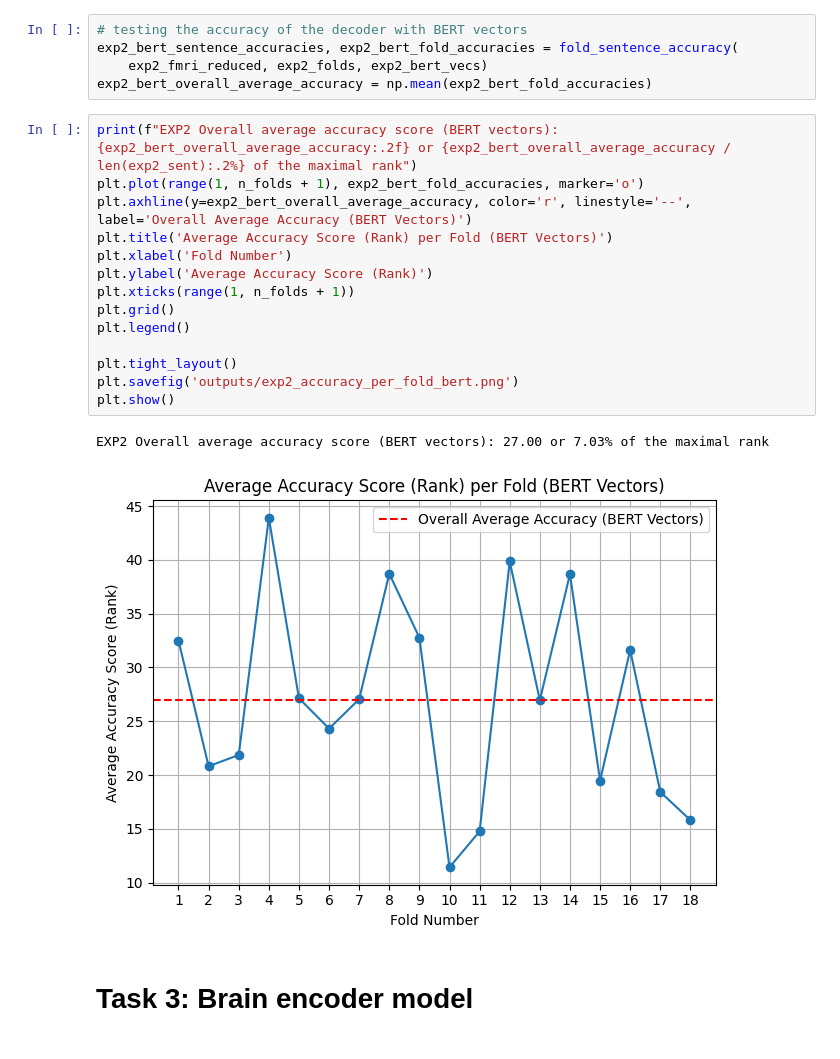
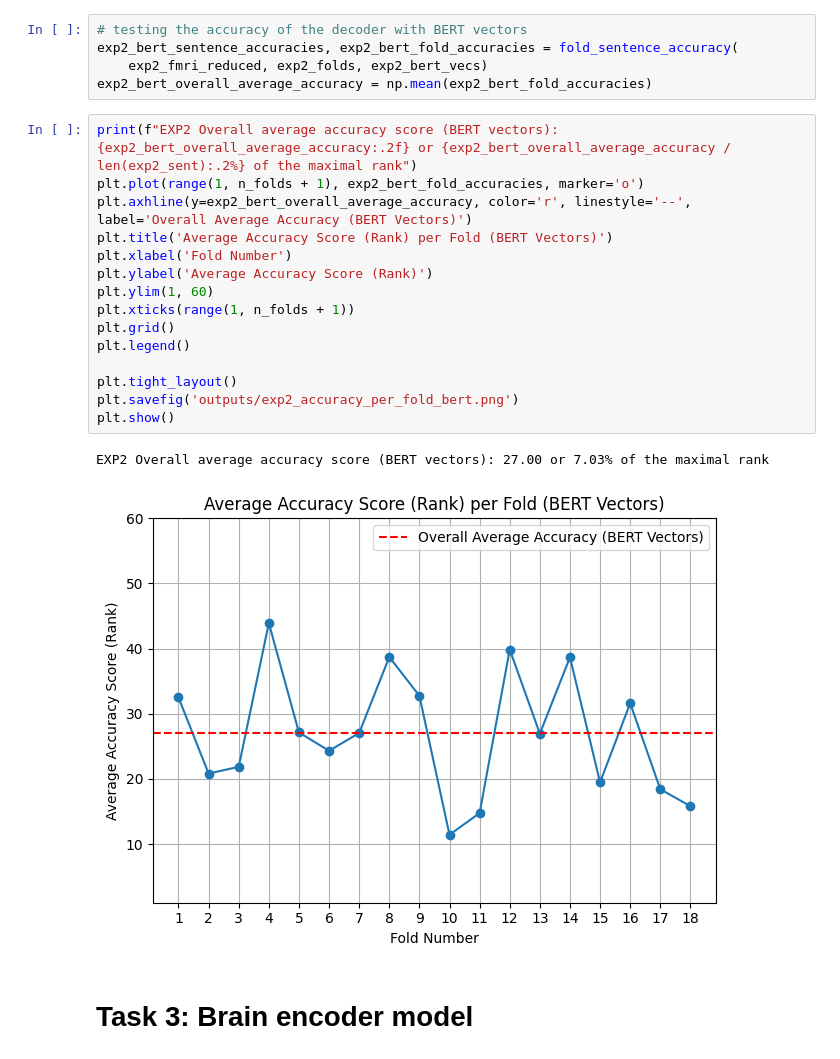
Before and after one commit to Horef/lcc_final, a Jupyter notebook: structured_part.ipynb, the cells around one changed output. Drawn from its saved outputs; the diff is of its cells as text.

```diff
--- a/structured_part.ipynb
+++ b/structured_part.ipynb
@@ -593,20 +603,21 @@ exp2_bert_overall_average_accuracy = np.mean(exp2_bert_fold_accuracies)
 # %%
 print(f"EXP2 Overall average accuracy score (BERT vectors): {exp2_bert_overall_average_accuracy:.2f} or {exp2_bert_overall_average_accuracy / len(exp2_sent):.2%} of the maximal rank")
 plt.plot(range(1, n_folds + 1), exp2_bert_fold_accuracies, marker='o')
 plt.axhline(y=exp2_bert_overall_average_accuracy, color='r', linestyle='--', label='Overall Average Accuracy (BERT Vectors)')
 plt.title('Average Accuracy Score (Rank) per Fold (BERT Vectors)')
 plt.xlabel('Fold Number')
 plt.ylabel('Average Accuracy Score (Rank)')
+plt.ylim(1, 60)
 plt.xticks(range(1, n_folds + 1))
 plt.grid()
 plt.legend()
 
 plt.tight_layout()
 plt.savefig('outputs/exp2_accuracy_per_fold_bert.png')
 plt.show()
 # %% [output]
 EXP2 Overall average accuracy score (BERT vectors): 27.00 or 7.03% of the maximal rank
-[figure, old version]
+[figure, new version]
 # %% [markdown]
 # Task 3: Brain encoder model
 # %%
```
Also changed, not shown: parts of 3 cells of this notebook, 7 other files.
